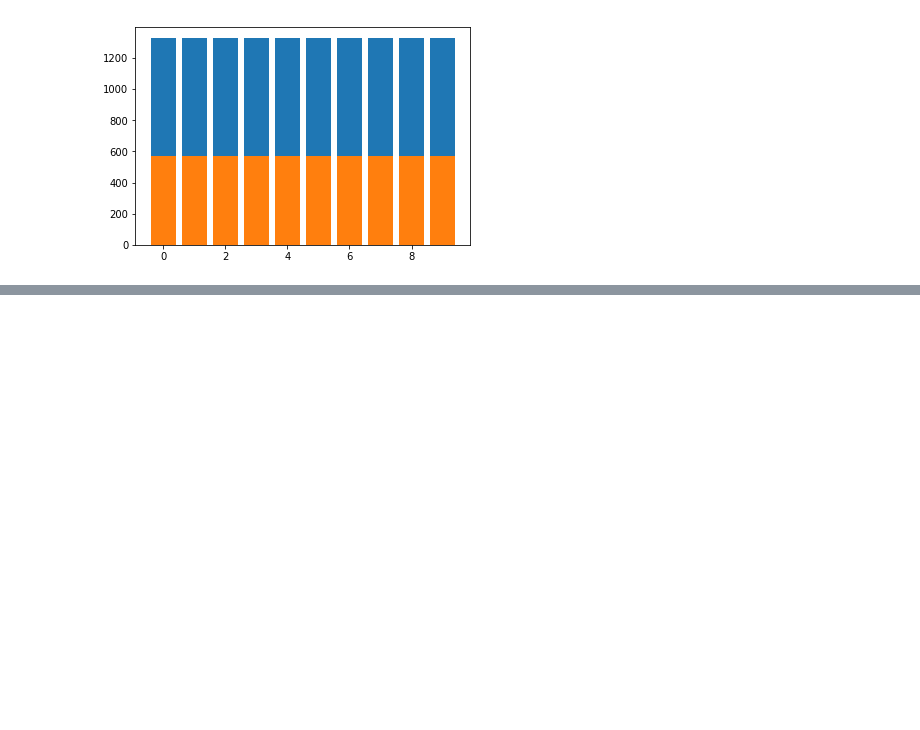
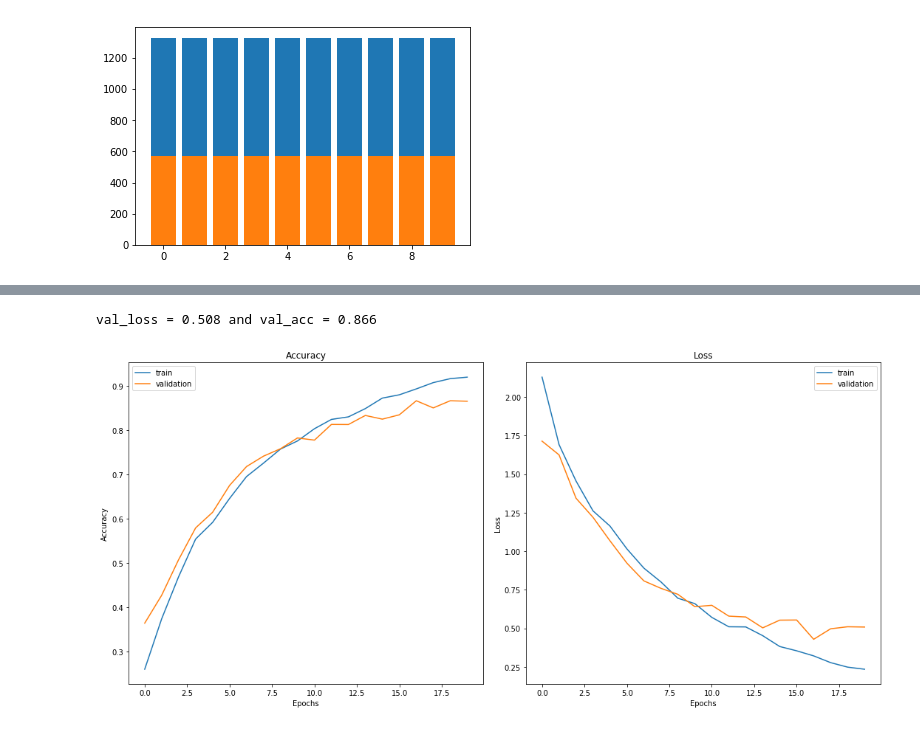
Before and after one commit to maxsanchezdp/final_project_data, a Jupyter notebook: Untitled1.ipynb, the cells around one changed output, grey strips where cells are left out. Saved outputs shown, nothing was run; the diff lists cells and outputs as text; code cells hidden in the pictures; blank space fills up the shorter version.

```diff
--- a/Untitled1.ipynb
+++ b/Untitled1.ipynb
@@ -242,0 +259,28 @@ KeyboardInterrupt: ignored
+# %%
+score = model.evaluate(X_test, y_test, verbose=0)
+print("val_loss = {:.3f} and val_acc = {:.3f}".format(score[0], score[1]))
+# %% [output]
+val_loss = 0.508 and val_acc = 0.866
+# %%
+plt.figure(figsize=(15,7))
+
+plt.subplot(1,2,1)
+plt.plot(hist.history['acc'], label='train')
+plt.plot(hist.history['val_acc'], label='validation')
+plt.title('Accuracy')
+plt.xlabel('Epochs')
+plt.ylabel('Accuracy')
+plt.legend()
+
+plt.subplot(1,2,2)
+plt.plot(hist.history['loss'], label='train')
+plt.plot(hist.history['val_loss'], label='validation')
+plt.title('Loss')
+plt.xlabel('Epochs')
+plt.ylabel('Loss')
+plt.legend()
+
+plt.tight_layout()
+plt.show()
+# %% [output]
+[figure, added]
```
Also changed, not shown: parts of 7 cells of this notebook.
